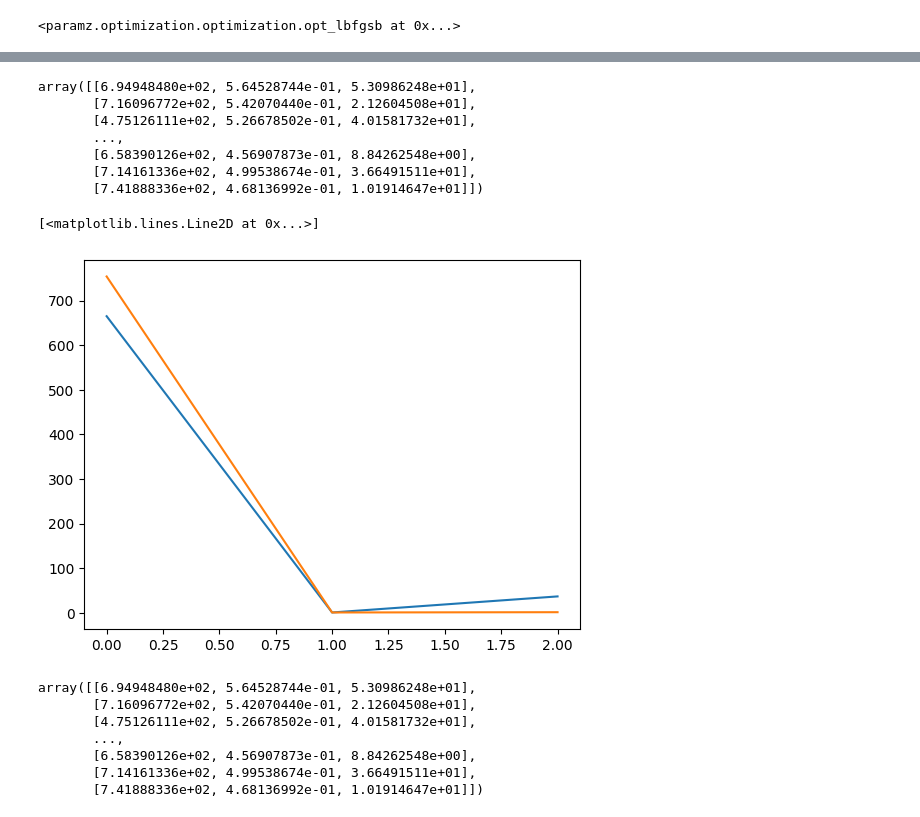
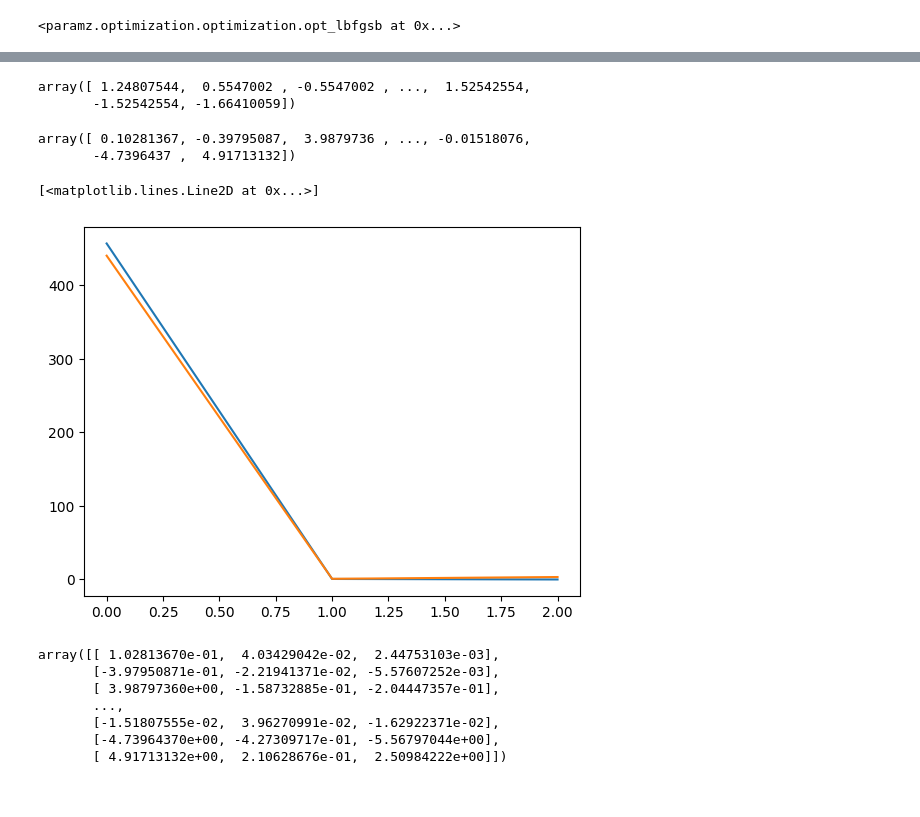
Before and after one commit to CaffineAddic/Flame_dianostics-temperature_profile_estimation_using_ML, a Jupyter notebook: Python Code/Final/GPR_botlz_Varx_EXP_LMC_norm.ipynb, the cells around one changed output, grey strips where cells are left out. Cells and saved outputs as stored; diff of their text form; code cells hidden in the pictures.

```diff
--- a/Python Code/Final/GPR_botlz_Varx_EXP_LMC_norm.ipynb
+++ b/Python Code/Final/GPR_botlz_Varx_EXP_LMC_norm.ipynb
@@ -159,6 +167,6 @@ newX = X_test
 # %%
 newX = np.concatenate((newX,np.zeros((np.shape(X_test)[0],1))),1)
 noise_dict = {'output_index':newX[:,-1].astype(int)}
-ys,var=m.predict(newX,Y_metadata=noise_dict)
+ys_norm,var=m.predict(newX,Y_metadata=noise_dict)
 
 # Temper_test_=scalerT.inverse_transform(ys)
@@ -165,27 +178,38 @@ ys,var=m.predict(newX,Y_metadata=noise_dict)
+# %%
+Y_test[:,0]
+# %% [output]
+array([ 1.24807544,  0.5547002 , -0.5547002 , ...,  1.52542554,
+       -1.52542554, -1.66410059])
+# %%
+ys = np.zeros_like(ys_norm)
+Y_test_real = np.zeros_like(Y_test)
+# %%
+ys[:, 0] = y_A1_T.inverse_transform(ys_norm[:,0].reshape(-1,1)).ravel()
+ys[:, 1] = y_A2_T.inverse_transform(ys_norm[:,1].reshape(-1,1)).ravel()
+ys[:, 2] = y_A3_T.inverse_transform(ys_norm[:,2].reshape(-1,1)).ravel()
+# %%
+Y_test_real[:, 0] = y_A1_T.inverse_transform(Y_test[:,0].reshape(-1,1)).ravel()
+Y_test_real[:, 1] = y_A2_T.inverse_transform(Y_test[:,1].reshape(-1,1)).ravel()
+Y_test_real[:, 2] = y_A3_T.inverse_transform(Y_test[:,2].reshape(-1,1)).ravel()
+# %%
+ys[:,0]-Y_test_real[:,0]
+# %% [output]
+array([ 0.10281367, -0.39795087,  3.9879736 , ..., -0.01518076,
+       -4.7396437 ,  4.91713132])
+# %%
+plt.plot(ys[1000])
+
+plt.plot(Y_test_real[1000])
+# %% [output]
+[<matplotlib.lines.Line2D at 0x...>]
+[figure, added]
 # %%
-ys
+ys-Y_test_real
 # %% [output]
-array([[6.94948480e+02, 5.64528744e-01, 5.30986248e+01],
-       [7.16096772e+02, 5.42070440e-01, 2.12604508e+01],
-       [4.75126111e+02, 5.26678502e-01, 4.01581732e+01],
+array([[ 1.02813670e-01,  4.03429042e-02,  2.44753103e-03],
+       [-3.97950871e-01, -2.21941371e-02, -5.57607252e-03],
+       [ 3.98797360e+00, -1.58732885e-01, -2.04447357e-01],
        ...,
-       [6.58390126e+02, 4.56907873e-01, 8.84262548e+00],
-       [7.14161336e+02, 4.99538674e-01, 3.66491511e+01],
-       [7.41888336e+02, 4.68136992e-01, 1.01914647e+01]])
+       [-1.51807555e-02,  3.96270991e-02, -1.62922371e-02],
+       [-4.73964370e+00, -4.27309717e-01, -5.56797044e+00],
+       [ 4.91713132e+00,  2.10628676e-01,  2.50984222e+00]])
-# %%
-plt.plot(ys[1030])
-
-plt.plot(Y_train[1030])
-# %% [output]
-[<matplotlib.lines.Line2D at 0x...>]
-[figure, removed]
-# %%
-ys
-# %% [output]
-array([[6.94948480e+02, 5.64528744e-01, 5.30986248e+01],
-       [7.16096772e+02, 5.42070440e-01, 2.12604508e+01],
-       [4.75126111e+02, 5.26678502e-01, 4.01581732e+01],
-       ...,
-       [6.58390126e+02, 4.56907873e-01, 8.84262548e+00],
-       [7.14161336e+02, 4.99538674e-01, 3.66491511e+01],
-       [7.41888336e+02, 4.68136992e-01, 1.01914647e+01]])
```
Also changed, not shown: parts of 28 cells of this notebook, 7 other files.
